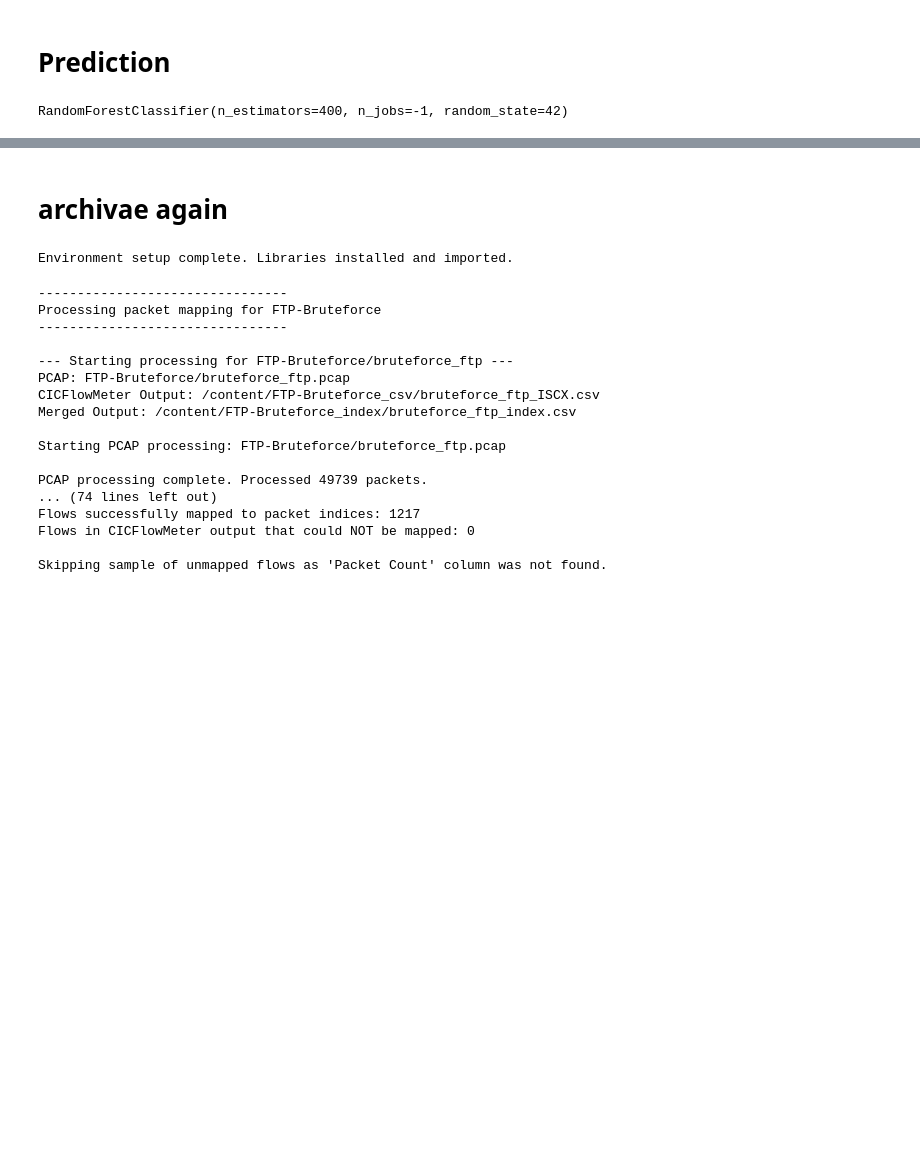
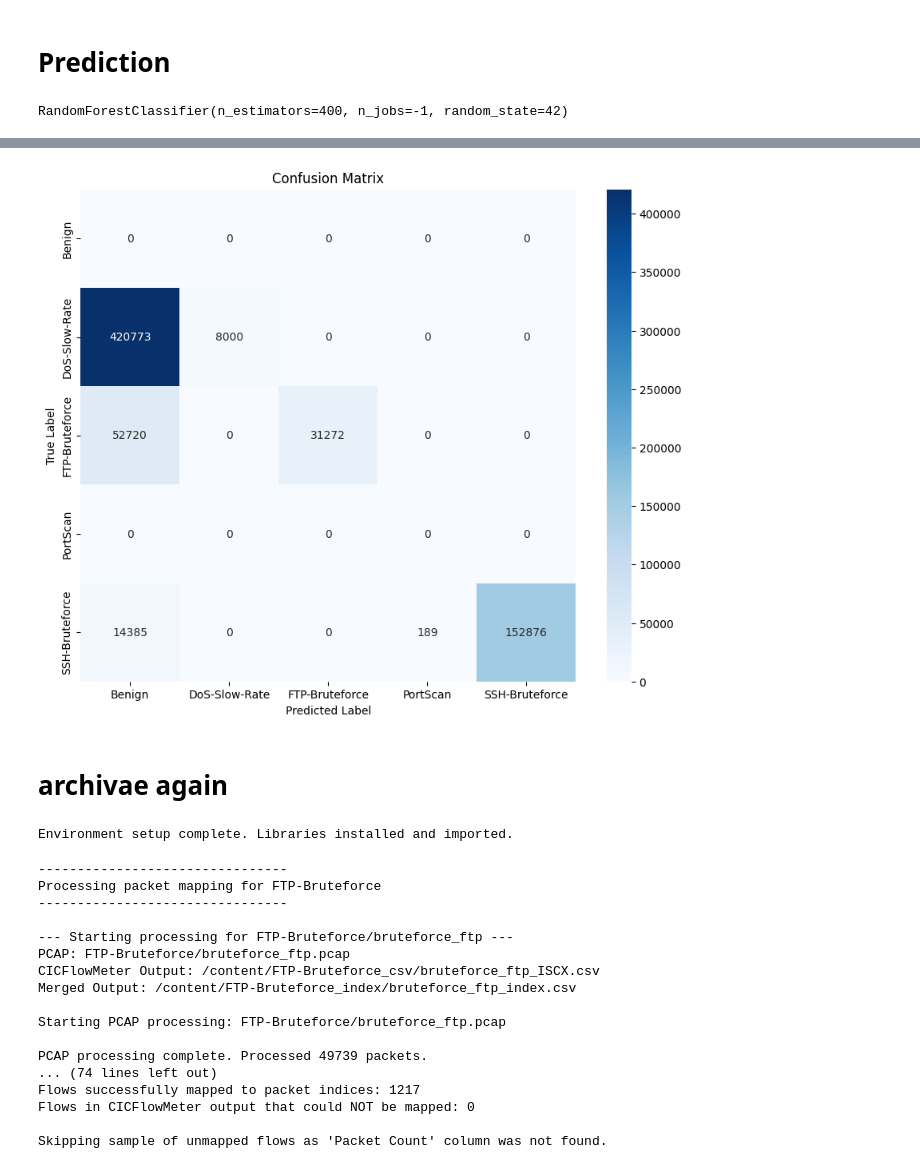
Before and after one commit to Mc4minta/AIB5-PcapAttackClassifier, a Jupyter notebook: EvaluateModel_2.ipynb, the cells around one changed output, grey strips where cells are left out. Saved outputs shown, nothing was run; the diff lists cells and outputs as text; code cells hidden in the pictures; blank space fills up the shorter version.

```diff
--- a/EvaluateModel_2.ipynb
+++ b/EvaluateModel_2.ipynb
@@ -99,3 +111,16 @@ attacks = ['FTP-Bruteforce'] # ,'SSH-Bruteforce']
+# %%
+attacks = [
+  # 'DoS',
+  # 'DDoS',
+  # 'PortScan',
+  # 'Benign',
+  # 'DoS-HTTP-Flood',
+  'DoS-SlowRate',
+  # 'Benign2',
+  # 'DoS-overall',
+  # 'DoS-Layer3and4',
+  'FTP-Bruteforce',
+  'SSH-Bruteforce']
 # %%
 # define function to unzip(attack.zip)
 import zipfile
@@ -1103,7 +1198,10 @@ for attack in attacks:
         try:
             df_prediction = pd.read_csv(prediction_csv_path)
             # The true label for all packets in this file is the 'attack' name
-            true_label = attack
+            if attack != 'DoS-SlowRate':
+                true_label = attack
+            else:
+                true_label = 'DoS-Slow-Rate'
 
             # Collect the predicted label for each packet from 'Chosen_Label'
             predicted_labels = df_prediction['Chosen_Label'].tolist()
@@ -1139,0 +1241,62 @@ FTP-Bruteforce       1.00      0.37      0.54     83992
+# %%
+# prompt: do confusion matrix of the from sklearn.metrics import classification_report
+# all_true_labels = []
+# all_predicted_labels = []
+# for attack in attacks:
+#     pcap_files = os.listdir(f'/content/{attack}')
+#     for pcap_file in pcap_files:
+#         file_name = pcap_file.split('.')[0]
+#         prediction_file_name = f'{file_name}_prediction.csv'
+#         prediction_file_dir = f'/content/{attack}_prediction/'
+#         prediction_csv_path = f'{prediction_file_dir}/{prediction_file_name}'
+#         try:
+#             df_prediction = pd.read_csv(prediction_csv_path)
+#             # The true label for all packets in this file is the 'attack' name
+#             if attack != 'DoS-SlowRate':
+#                 true_label = attack
+#             else:
+#                 true_label = 'DoS-Slow-Rate'
+#             # Collect the predicted label for each packet from 'Chosen_Label'
+#             predicted_labels = df_prediction['Chosen_Label'].tolist()
+#             # Extend our master lists
+#             all_true_labels.extend([true_label] * len(predicted_labels))
+#             all_predicted_labels.extend(predicted_labels)
+#         except FileNotFoundError:
+#             print(f"Prediction file not found for {pcap_file}: {prediction_csv_path}")
+#         except Exception as e:
+#             print(f"Error processing prediction file {prediction_csv_path}: {e}")
+# # Now, print the classification report using the collected true and predicted labels
+# if all_true_labels and all_predicted_labels:
+#     print("\n--- Classification Report ---")
+#     # Ensure both lists are of the same length
+#     if len(all_true_labels) == len(all_predicted_labels):
+#         print(classification_report(all_true_labels, all_predicted_labels, zero_division=0))
+#     else:
+#         print("Error: Mismatch in the number of true labels and predicted labels.")
+# else:
+#     print("\nNo data collected to generate a classification report.") too
+
+from sklearn.metrics import confusion_matrix
+import seaborn as sns
+import matplotlib.pyplot as plt
+
+# Generate the confusion matrix
+# Ensure the unique labels are consistent across true and predicted lists
+unique_labels = sorted(list(set(all_true_labels + all_predicted_labels)))
+
+if all_true_labels and all_predicted_labels and len(all_true_labels) == len(all_predicted_labels):
+    cm = confusion_matrix(all_true_labels, all_predicted_labels, labels=unique_labels)
+
+    print("\n--- Confusion Matrix ---")
+    print(cm)
+
+    # Optional: Visualize the confusion matrix using seaborn and matplotlib
+    plt.figure(figsize=(10, 8))
+    sns.heatmap(cm, annot=True, fmt='d', cmap='Blues', xticklabels=unique_labels, yticklabels=unique_labels)
+    plt.xlabel('Predicted Label')
+    plt.ylabel('True Label')
+    plt.title('Confusion Matrix')
+    plt.show()
+else:
+    print("\nCannot generate Confusion Matrix: Mismatch in the number of true labels and predicted labels or no data collected.")
+# %% [output]
@@ -1140,3 +1309,4 @@ FTP-Bruteforce       1.00      0.37      0.54     83992
+[figure, added]
 # %% [markdown]
 # archivae again
 # %%
```
Also changed, not shown: parts of 24 cells of this notebook.
